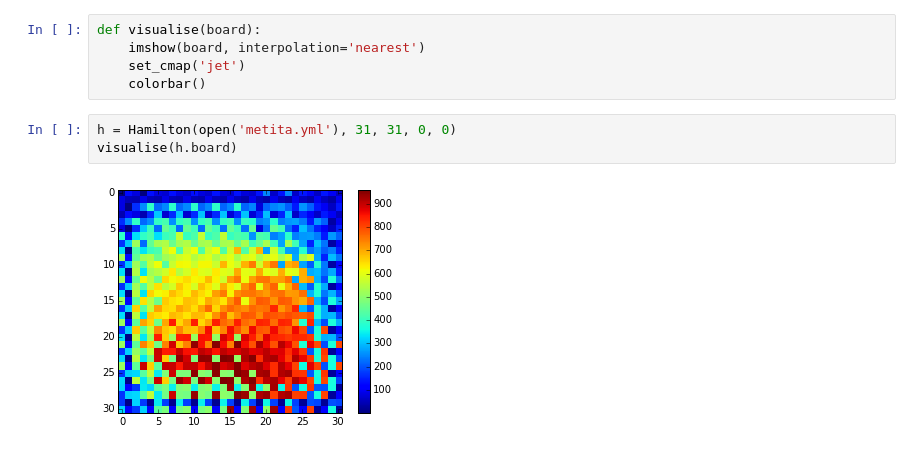
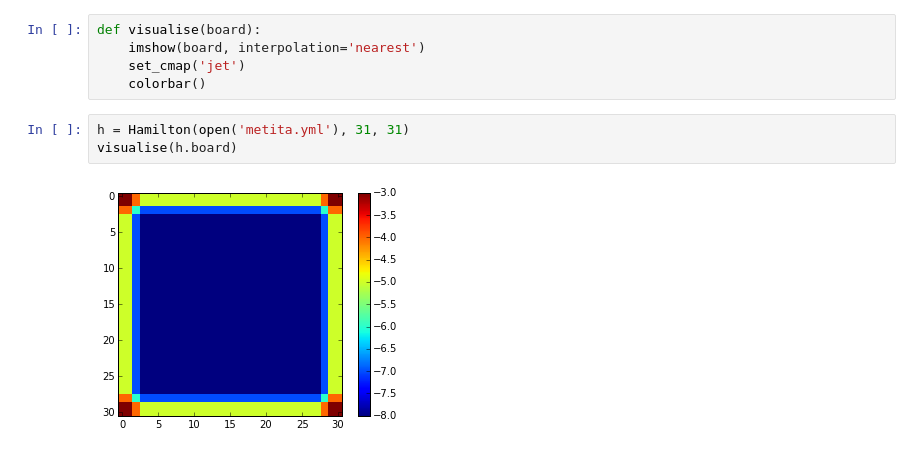
Before and after one commit to jfjlaros/hamilton, a Jupyter notebook: hamilton/heatmap.ipynb, the cells around one changed output. Drawn from its saved outputs; the diff is of its cells as text.

```diff
--- a/hamilton/heatmap.ipynb
+++ b/hamilton/heatmap.ipynb
@@ -10,7 +10,7 @@ def visualise(board):
     set_cmap('jet')
     colorbar()
 # %%
-h = Hamilton(open('metita.yml'), 31, 31, 0, 0)
+h = Hamilton(open('metita.yml'), 31, 31)
 visualise(h.board)
 # %% [output]
-[figure, old version]
+[figure, new version]
```
Also changed, not shown: parts of 3 cells of this notebook, 3 other files.
